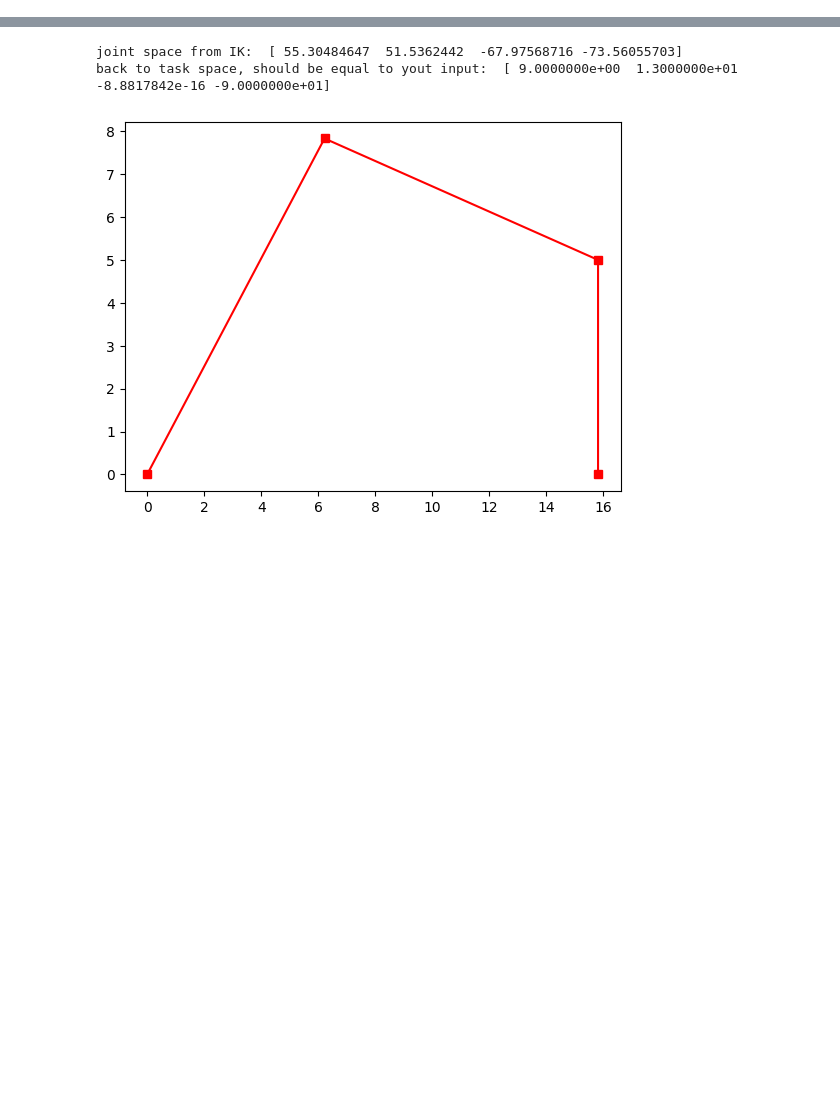
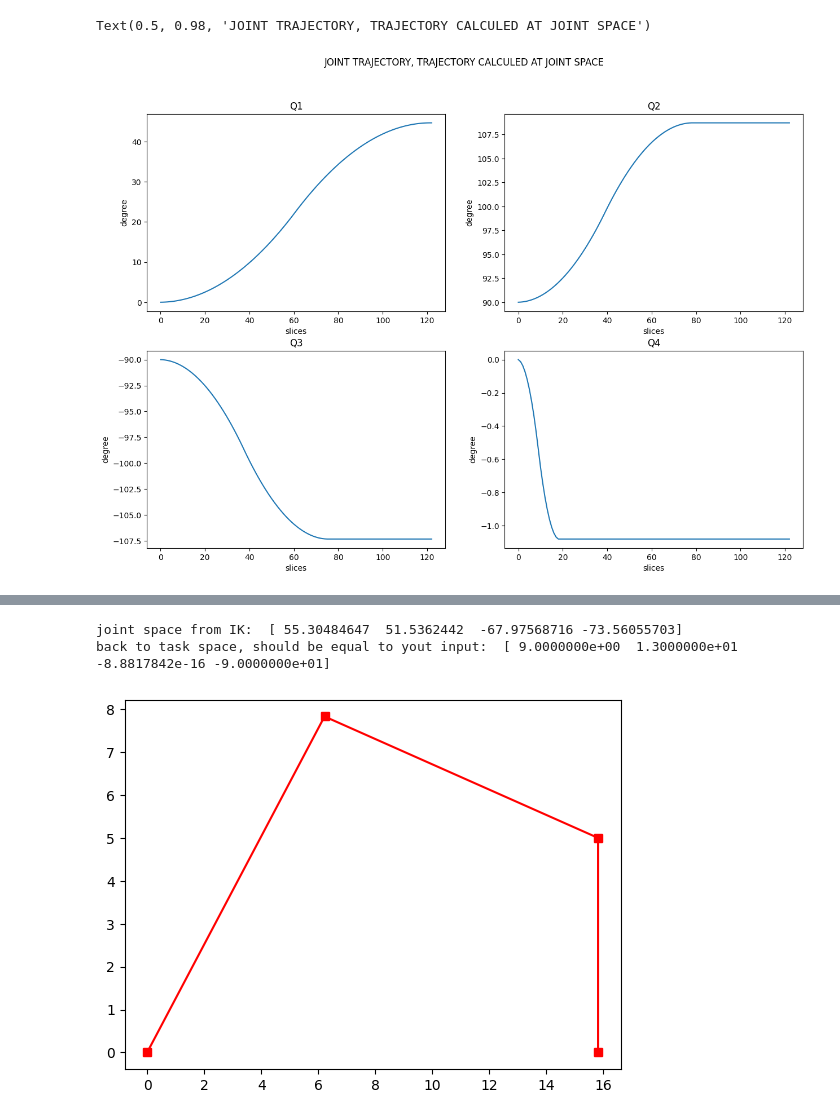
Before and after one commit to Ayrsz/robotic_arm, a Jupyter notebook: ros2_robotic_arm/src/robot_arm/robot_arm/notebook.ipynb, the cells around one changed output, grey strips where cells are left out. Saved outputs shown, nothing was run; the diff lists cells and outputs as text; code cells hidden in the pictures; blank space fills up the shorter version.

```diff
--- a/ros2_robotic_arm/src/robot_arm/robot_arm/notebook.ipynb
+++ b/ros2_robotic_arm/src/robot_arm/robot_arm/notebook.ipynb
@@ -0,0 +268,6 @@
+# %%
+L1 = 10.3
+L2 = 12.28
+L3 = 5.2
+MAX_JOINT_VELOCITY = 60 # degrees/s
+MAX_JOINT_ACCELERATION = 30 # degrees/s²
@@ -0,0 +276,10 @@
+# %%
+target = np.array([10, 10, 10, 0], dtype = np.float32)
+
+
+Planner = TrajectoryPlanner(MAX_JOINT_VELOCITY, MAX_JOINT_ACCELERATION, L1, L2, L3)
+planning_at_joint = Planner.move(target, mode = "joint")
+
+
+Planner = TrajectoryPlanner(MAX_JOINT_VELOCITY, MAX_JOINT_ACCELERATION, L1, L2, L3, frequency = 1000)
+planning_at_task =Planner.move(target, mode = "task")
@@ -0,0 +299,35 @@
+# %%
+
+fig, axes = plt.subplots(2, 2, figsize=(15, 10))
+
+ax = axes[0][0]
+ax.plot(planning_at_joint[:,0])
+ax.set_title("Q1")
+ax.set_xlabel("slices")
+ax.set_ylabel("degree")
+
+ax = axes[0][1]
+ax.plot(planning_at_joint[:,1])
+ax.set_title("Q2")
+ax.set_xlabel("slices")
+ax.set_ylabel("degree")
+
+
+ax = axes[1][0]
+ax.plot(planning_at_joint[:,2])
+ax.set_title("Q3")
+ax.set_xlabel("slices")
+ax.set_ylabel("degree")
+
+
+ax = axes[1][1]
+
+ax.plot(planning_at_joint[:,3])
+ax.set_title("Q4")
+ax.set_xlabel("slices")
+ax.set_ylabel("degree")
+
+plt.suptitle("JOINT TRAJECTORY, TRAJECTORY CALCULED AT JOINT SPACE")
+# %% [output]
+Text(0.5, 0.98, 'JOINT TRAJECTORY, TRAJECTORY CALCULED AT JOINT SPACE')
+[figure, added]
```
Also changed, not shown: parts of 10 cells of this notebook.
